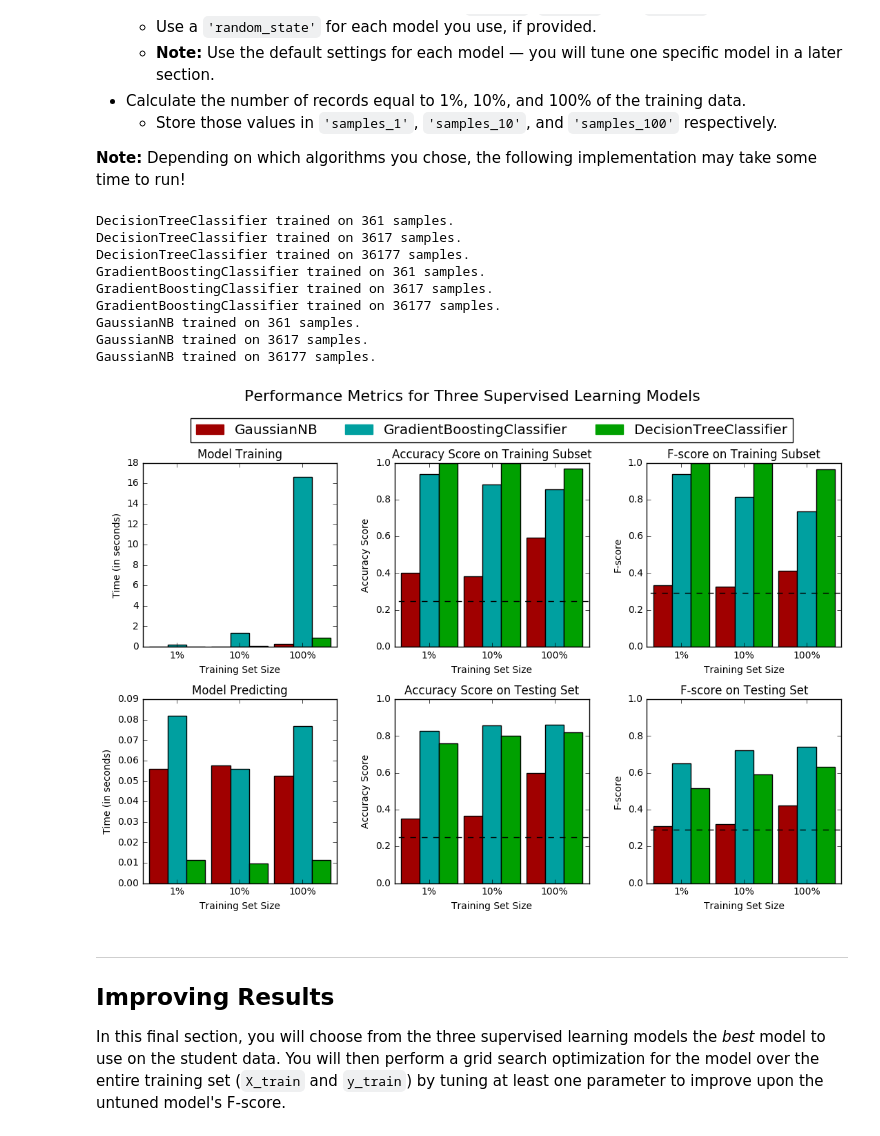
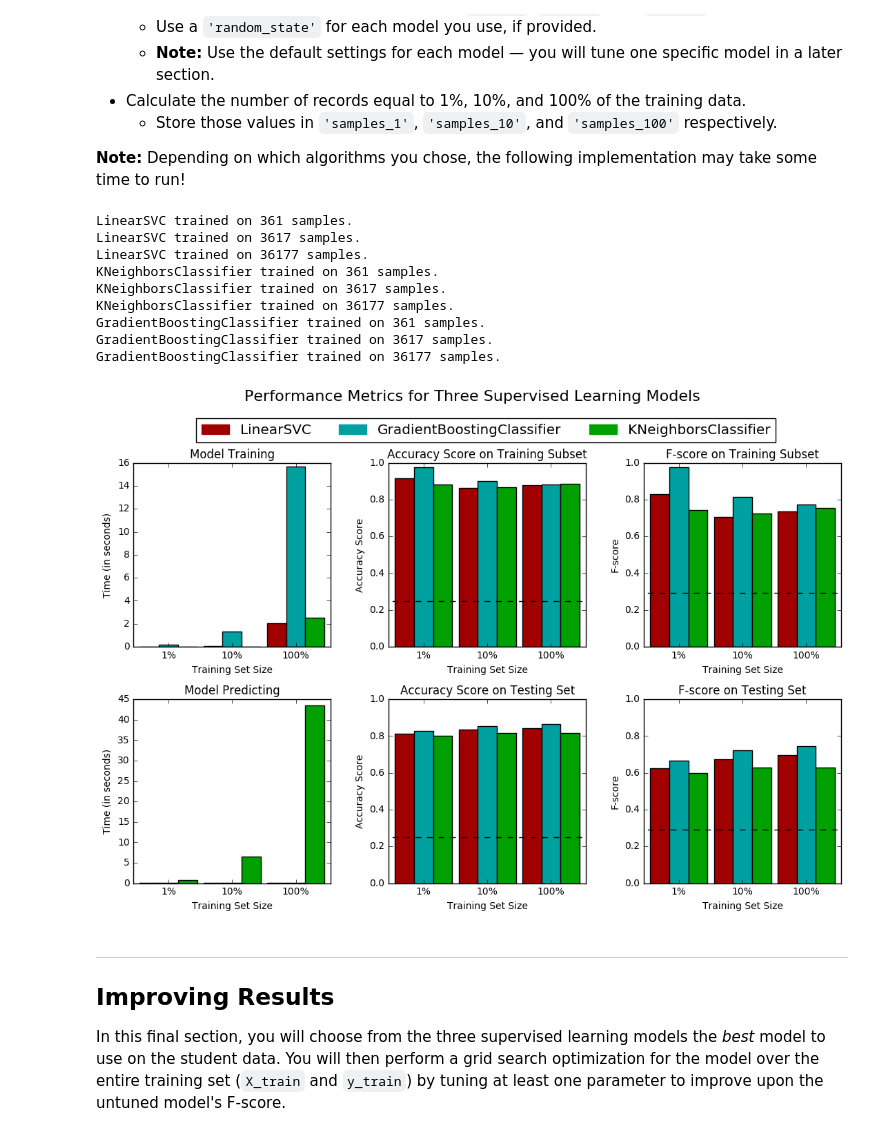
Before and after one commit to rmartinsjr/machine-learning, a Jupyter notebook: finding_donors/finding_donors.ipynb, the cells around one changed output. Cells and saved outputs as stored; diff of their text form; code cells hidden in the pictures.

```diff
--- a/finding_donors/finding_donors.ipynb
+++ b/finding_donors/finding_donors.ipynb
@@ -239,9 +453,12 @@ Run the code cell below to perform this split.
 # Import train_test_split
 from sklearn.cross_validation import train_test_split
 
+_income = np.asarray(income.income, dtype=int)
+
 # Split the 'features' and 'income' data into training and testing sets
 X_train, X_test, y_train, y_test = train_test_split(features_final,
-                                                    np.asarray(income.income, dtype=int),
+                                                    _income,
+                                                    stratify = _income,
                                                     test_size = 0.2,
                                                     random_state = 0)
 
@@ -444,12 +663,12 @@ def train_predict(learner, sample_size, X_train, y_train, X_test, y_test):
     # TODO: Compute accuracy on the first 300 training samples which is y_train[:300]
     results['acc_train'] = None
     # IMPLEMENTATION:
-    results['acc_train'] = accuracy_score(predictions_train, y_train[:300])
+    results['acc_train'] = accuracy_score(y_train[:300], predictions_train)
 
     # TODO: Compute accuracy on test set using accuracy_score()
     results['acc_test'] = None
     # IMPLEMENTATION:
-    results['acc_test'] = accuracy_score(predictions_test, y_test)
+    results['acc_test'] = accuracy_score(y_test, predictions_test)
 
     # TODO: Compute F-score on the the first 300 training samples using fbeta_score()
     results['f_train'] = None
@@ -480,58 +699,59 @@ In the code cell, you will need to implement the following:
 # %%
 # TODO: Import the three supervised learning models from sklearn
 # IMPLEMENTATION:
-from sklearn.tree import DecisionTreeClassifier
+from sklearn.svm import LinearSVC
+from sklearn.neighbors import KNeighborsClassifier
 from sklearn.ensemble import GradientBoostingClassifier
-from sklearn.naive_bayes import GaussianNB
 
 # TODO: Initialize the three models
 clf_A = None
 clf_B = None
 clf_C = None
 # IMPLEMENTATION:
-clf_A = DecisionTreeClassifier(random_state = 13)
-clf_B = GradientBoostingClassifier(random_state = 13)
-clf_C = GaussianNB()
+clf_A = LinearSVC(random_state = 13)
+clf_B = KNeighborsClassifier()
+clf_C = GradientBoostingClassifier(random_state = 13)
 
 # TODO: Calculate the number of samples for 1%, 10%, and 100% of the training data
 # HINT: samples_100 is the entire training set i.e. len(y_train)
 # HINT: samples_10 is 10% of samples_100
 # HINT: samples_1 is 1% of samples_100
 samples_100 = None
 samples_10 = None
 samples_1 = None
 # IMPLEMENTATION:
 samples_100 = len(y_train)
 samples_10 = int(0.1 * samples_100)
 samples_1 = int(0.01 * samples_100)
 
 #np.asarray(y_train.income, dtype=int)
 # Collect results on the learners
 results = {}
 for clf in [clf_A, clf_B, clf_C]:
     clf_name = clf.__class__.__name__
     results[clf_name] = {}
     for i, samples in enumerate([samples_1, samples_10, samples_100]):
         results[clf_name][i] = train_predict(clf,
                                              samples,
                                              X_train,
                                              y_train,
                                              X_test,
                                              y_test)
 
 # Run metrics visualization for the three supervised learning models chosen
+#print "results = ", results
 vs.evaluate(results, accuracy, fscore)
 # %% [output]
-DecisionTreeClassifier trained on 361 samples.
-DecisionTreeClassifier trained on 3617 samples.
-DecisionTreeClassifier trained on 36177 samples.
+LinearSVC trained on 361 samples.
+LinearSVC trained on 3617 samples.
+LinearSVC trained on 36177 samples.
+KNeighborsClassifier trained on 361 samples.
+KNeighborsClassifier trained on 3617 samples.
+KNeighborsClassifier trained on 36177 samples.
 GradientBoostingClassifier trained on 361 samples.
 GradientBoostingClassifier trained on 3617 samples.
 GradientBoostingClassifier trained on 36177 samples.
-GaussianNB trained on 361 samples.
-GaussianNB trained on 3617 samples.
-GaussianNB trained on 36177 samples.
-[figure, old version]
+[figure, new version]
 # %% [markdown]
 ----
 ## Improving Results
```
Also changed, not shown: parts of 11 cells of this notebook, 1 other file.
